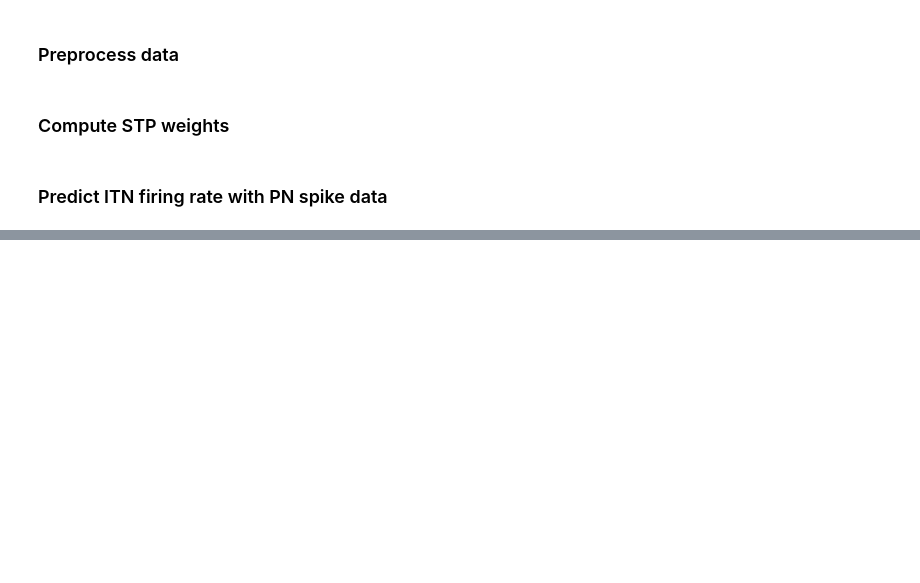
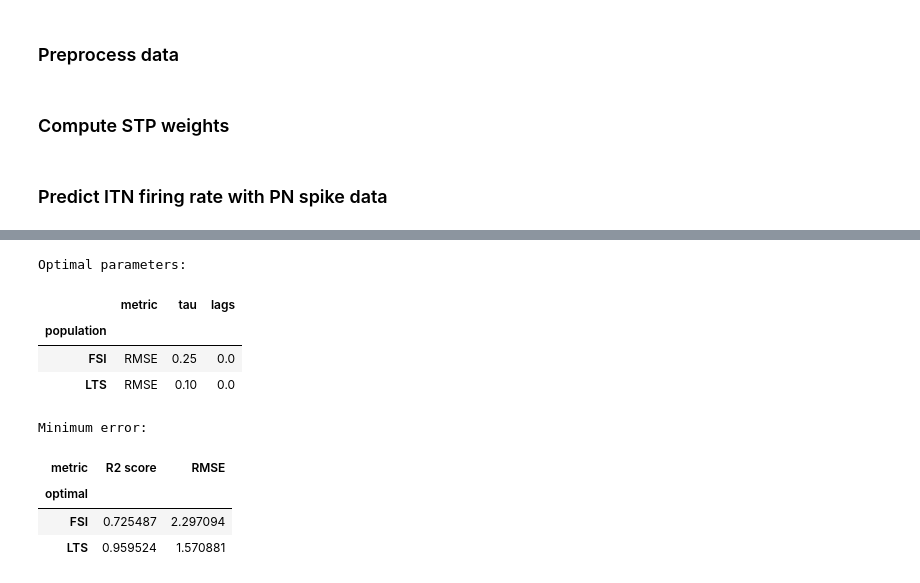
Before and after one commit to chenziao/M1ten_thousand, a Jupyter notebook: Analysis/Analyze_FR_STP.ipynb, the cells around one changed output, grey strips where cells are left out. Saved outputs shown, nothing was run; the diff lists cells and outputs as text; code cells hidden in the pictures; blank space fills up the shorter version.

```diff
--- a/Analysis/Analyze_FR_STP.ipynb
+++ b/Analysis/Analyze_FR_STP.ipynb
@@ -61,13 +111,28 @@ for i, reg in enumerate(stp_fr_reg):
     X = np.column_stack((w_stp[i], fr_tot))
     reg.fit(X, lag_fr.values)
     fr_pred.append(reg.predict(X))
+
+pred_error = xr.DataArray([[m(lag_fr.values, y, multioutput='raw_values') \
+    for m in error_metrics.values()] for y in fr_pred], name='prediction error',
+    coords=dict(tau=tau, metric=list(error_metrics), target=lag_fr.target)).unstack('target')
-# %%
-root_mean_squared_error = lambda *arg, **kwargs: mean_squared_error(*arg, **kwargs) ** 0.5
-error_metrics = {'R2 score': r2_score, 'RMSE': root_mean_squared_error}
-pred_error = xr.DataArray([[m(lag_fr.values, y, multioutput='raw_values') \
-    for m in error_metrics.values()] for y in fr_pred],
-    coords=dict(tau=tau, metric=list(error_metrics), target=lag_fr.target)).unstack('target')
 # %%
-param_dims = {'tau': 'Time constant (ms)', 'lags': 'Time lags (ms)'}
+param_dims = {'tau': 'Time constant (sec)', 'lags': 'Time lags (ms)'}
 optimal_idx = pred_error.sel(metric='RMSE').argmin(dim=list(param_dims))
 optimal_param = xr.Dataset({d: pred_error.coords[d][optimal_idx[d]] for d in param_dims})
+
+print("Optimal parameters:")
+display(optimal_param.to_pandas())
+print("Minimum error:")
+opt_error = optimal_error(pred_error, optimal_idx)
+display(opt_error.to_pandas())
+# %% [output]
+Optimal parameters:
+|  | metric | tau | lags |
+| population |  |  |  |
+| FSI | RMSE | 0.25 | 0.0 |
+| LTS | RMSE | 0.10 | 0.0 |
+Minimum error:
+| metric | R2 score | RMSE |
+| optimal |  |  |
+| FSI | 0.725487 | 2.297094 |
+| LTS | 0.959524 | 1.570881 |
```
Also changed, not shown: parts of 11 cells of this notebook, 4 other files.
